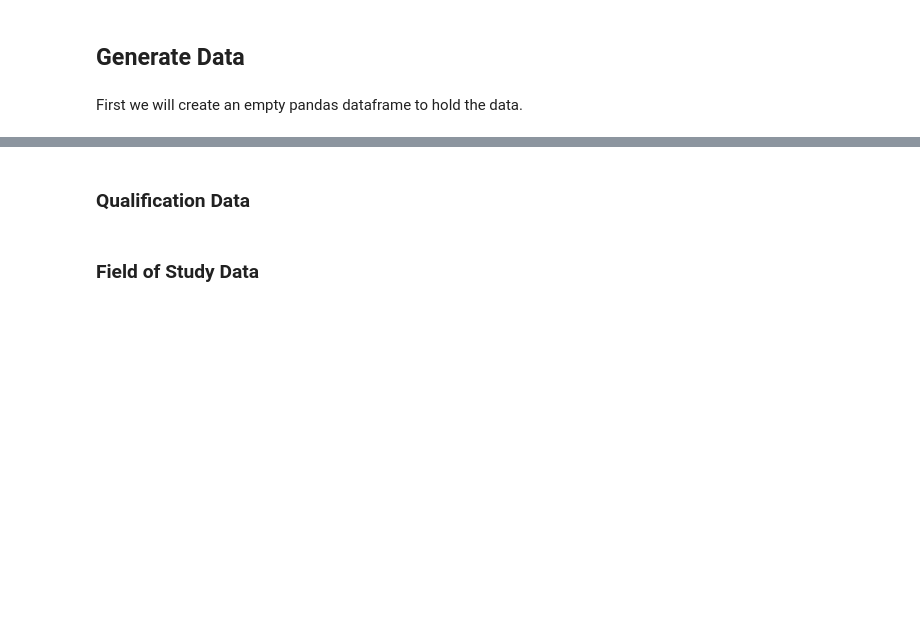
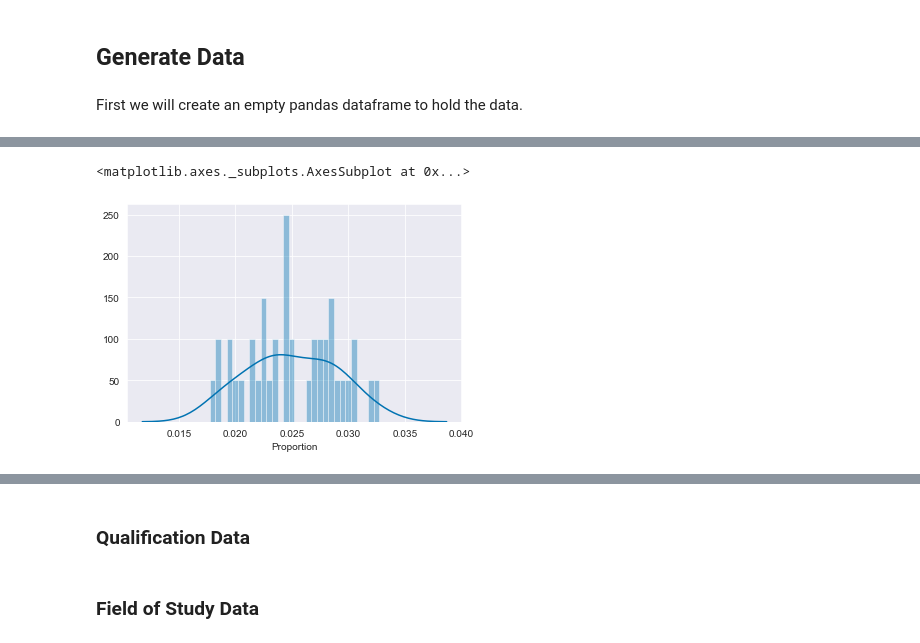
Before and after one commit to Pmcg1/ProgDA-Project-2019, a Jupyter notebook: ProgDA_Project_2019.ipynb, the cells around one changed output, grey strips where cells are left out. Cells and saved outputs as stored; diff of their text form; code cells hidden in the pictures; blank space fills up the shorter version.

```diff
--- a/ProgDA_Project_2019.ipynb
+++ b/ProgDA_Project_2019.ipynb
@@ -158,0 +199,3 @@ df
+# %%
+# Creating a proportion column
+dfAge["Proportion"] = dfAge["Total"]/dfAge["Total"].sum()
@@ -158,0 +212,5 @@ df
+# %%
+sns.distplot(dfAge["Proportion"])
+# %% [output]
+<matplotlib.axes._subplots.AxesSubplot at 0x...>
+[figure, added]
```
Also changed, not shown: parts of 18 cells of this notebook, 2 other files.
